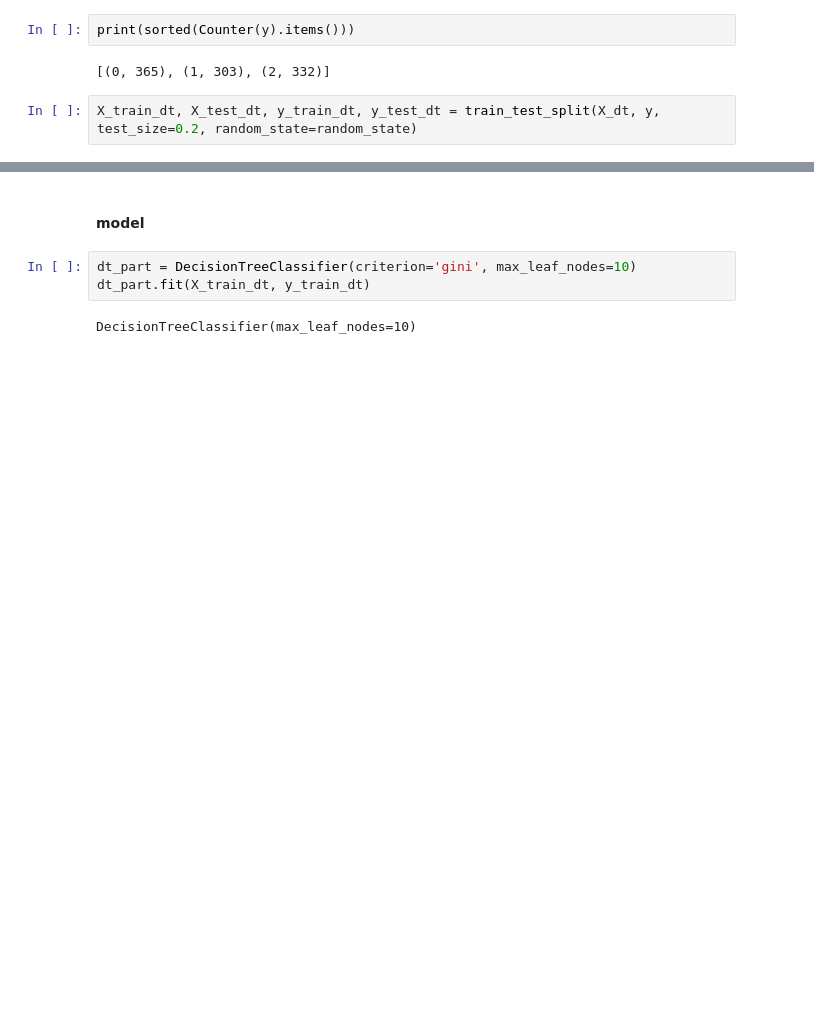
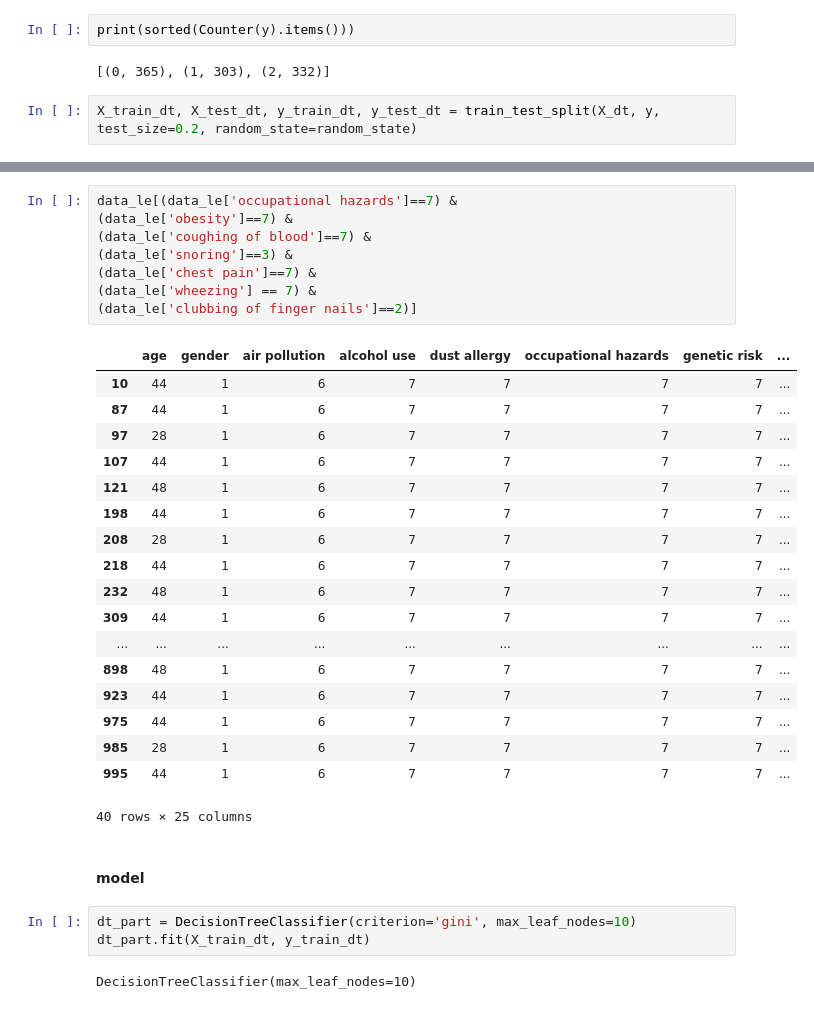
Before and after one commit to oraclekaia/BI_fin_project, a Jupyter notebook: lung_cancer.ipynb, the cells around one changed output, grey strips where cells are left out. Drawn from its saved outputs; the diff is of its cells as text; blank space fills up the shorter version.

```diff
--- a/lung_cancer.ipynb
+++ b/lung_cancer.ipynb
@@ -598,3 +594,30 @@ X_train_dt, X_test_dt, y_train_dt, y_test_dt = train_test_split(X_dt, y, test_si
+# %%
+data_le[(data_le['occupational hazards']==7) &
+(data_le['obesity']==7) &
+(data_le['coughing of blood']==7) &
+(data_le['snoring']==3) &
+(data_le['chest pain']==7) &
+(data_le['wheezing'] == 7) &
+(data_le['clubbing of finger nails']==2)]
+# %% [output]
+|  | age | gender | air pollution | alcohol use | dust allergy | occupational hazards | genetic risk | ... |
+| 10 | 44 | 1 | 6 | 7 | 7 | 7 | 7 | ... |
+| 87 | 44 | 1 | 6 | 7 | 7 | 7 | 7 | ... |
+| 97 | 28 | 1 | 6 | 7 | 7 | 7 | 7 | ... |
+| 107 | 44 | 1 | 6 | 7 | 7 | 7 | 7 | ... |
+| 121 | 48 | 1 | 6 | 7 | 7 | 7 | 7 | ... |
+| 198 | 44 | 1 | 6 | 7 | 7 | 7 | 7 | ... |
+| 208 | 28 | 1 | 6 | 7 | 7 | 7 | 7 | ... |
+| 218 | 44 | 1 | 6 | 7 | 7 | 7 | 7 | ... |
+| 232 | 48 | 1 | 6 | 7 | 7 | 7 | 7 | ... |
+| 309 | 44 | 1 | 6 | 7 | 7 | 7 | 7 | ... |
+| ... | ... | ... | ... | ... | ... | ... | ... | ... |
+| 898 | 48 | 1 | 6 | 7 | 7 | 7 | 7 | ... |
+| 923 | 44 | 1 | 6 | 7 | 7 | 7 | 7 | ... |
+| 975 | 44 | 1 | 6 | 7 | 7 | 7 | 7 | ... |
+| 985 | 28 | 1 | 6 | 7 | 7 | 7 | 7 | ... |
+| 995 | 44 | 1 | 6 | 7 | 7 | 7 | 7 | ... |
+40 rows × 25 columns
 # %% [markdown]
 #### model
 # %%
```
Also changed, not shown: parts of 5 cells of this notebook, 1 other file.
